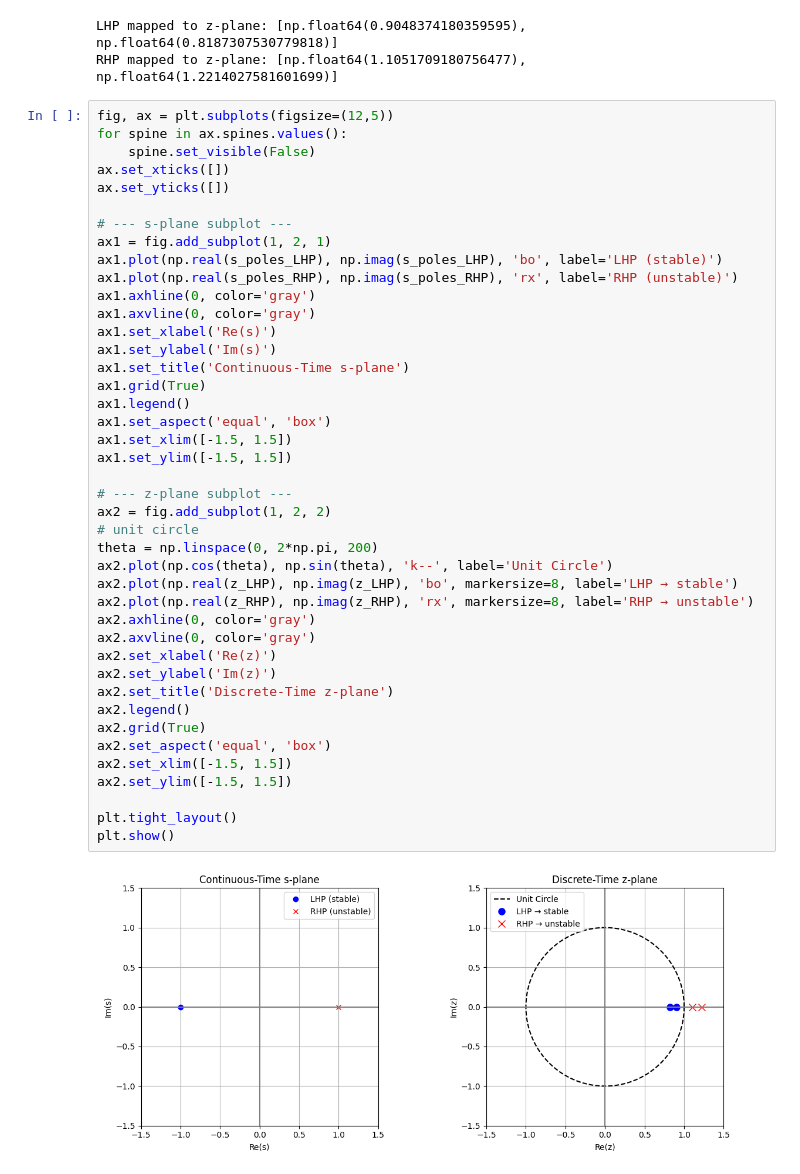
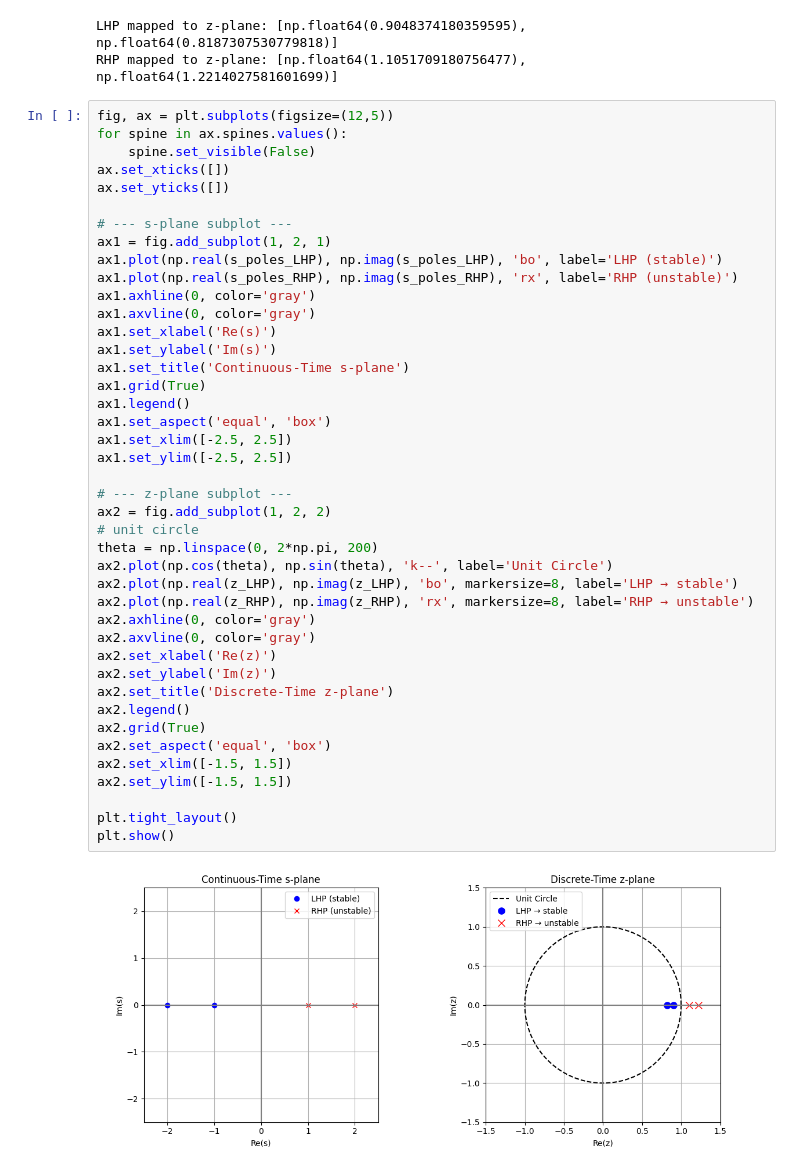
Before and after one commit to FelixWick/control_engineering, a Jupyter notebook: examples/6_discrete_controllers/mapping.ipynb, the cells around one changed output. Cells and saved outputs as stored; diff of their text form.

```diff
--- a/examples/6_discrete_controllers/mapping.ipynb
+++ b/examples/6_discrete_controllers/mapping.ipynb
@@ -30,33 +30,33 @@ ax1.plot(np.real(s_poles_RHP), np.imag(s_poles_RHP), 'rx', label='RHP (unstable)
 ax1.axhline(0, color='gray')
 ax1.axvline(0, color='gray')
 ax1.set_xlabel('Re(s)')
 ax1.set_ylabel('Im(s)')
 ax1.set_title('Continuous-Time s-plane')
 ax1.grid(True)
 ax1.legend()
 ax1.set_aspect('equal', 'box')
-ax1.set_xlim([-1.5, 1.5])
-ax1.set_ylim([-1.5, 1.5])
+ax1.set_xlim([-2.5, 2.5])
+ax1.set_ylim([-2.5, 2.5])
 
 # --- z-plane subplot ---
 ax2 = fig.add_subplot(1, 2, 2)
 # unit circle
 theta = np.linspace(0, 2*np.pi, 200)
 ax2.plot(np.cos(theta), np.sin(theta), 'k--', label='Unit Circle')
 ax2.plot(np.real(z_LHP), np.imag(z_LHP), 'bo', markersize=8, label='LHP → stable')
 ax2.plot(np.real(z_RHP), np.imag(z_RHP), 'rx', markersize=8, label='RHP → unstable')
 ax2.axhline(0, color='gray')
 ax2.axvline(0, color='gray')
 ax2.set_xlabel('Re(z)')
 ax2.set_ylabel('Im(z)')
 ax2.set_title('Discrete-Time z-plane')
 ax2.legend()
 ax2.grid(True)
 ax2.set_aspect('equal', 'box')
 ax2.set_xlim([-1.5, 1.5])
 ax2.set_ylim([-1.5, 1.5])
 
 plt.tight_layout()
 plt.show()
 # %% [output]
-[figure, old version]
+[figure, new version]
```
Also changed, not shown: 2 other files.
